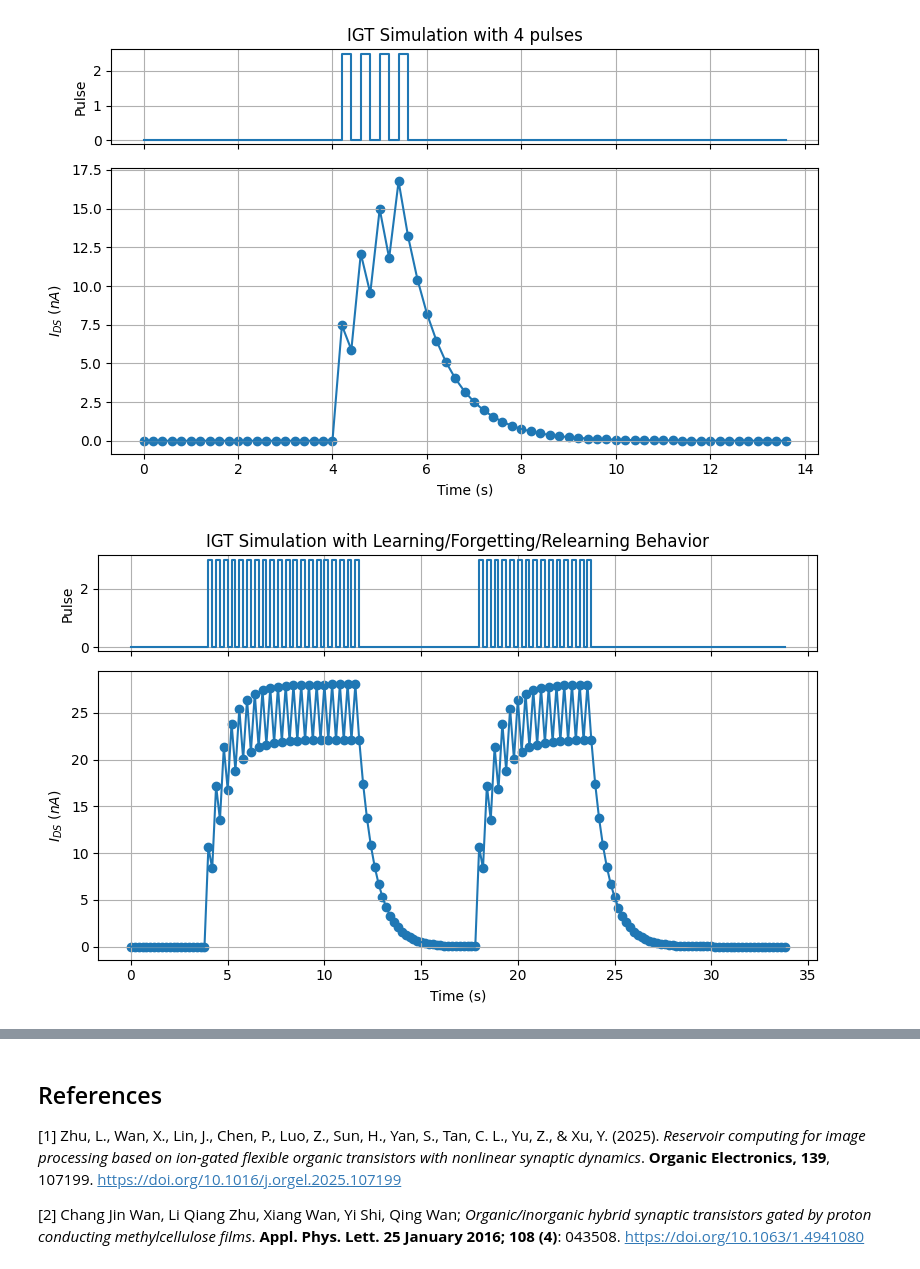
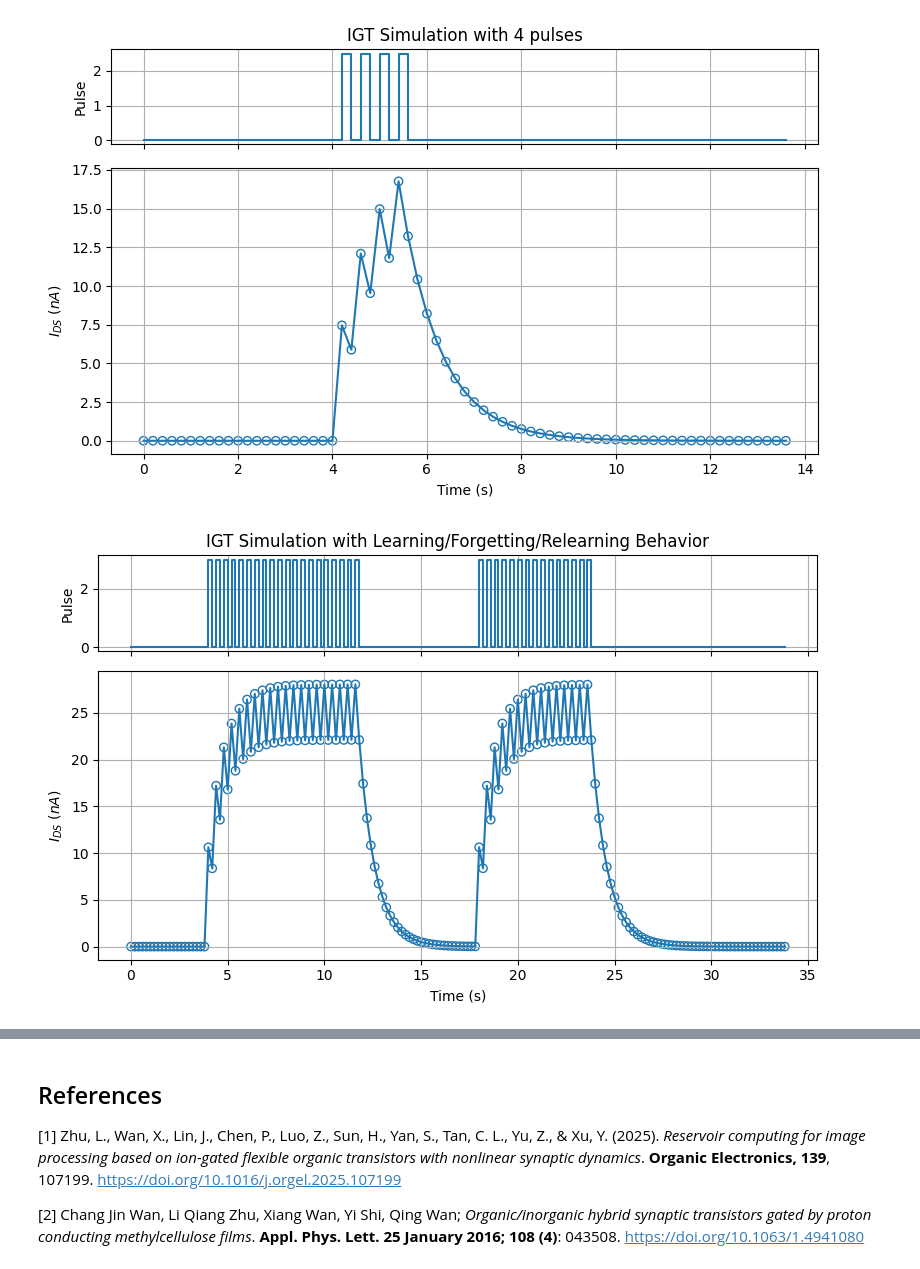
Before and after one commit to FipaLipe/IRIS, a Jupyter notebook: IGT_Simulation.ipynb, the cells around one changed output, grey strips where cells are left out. Cells and saved outputs as stored; diff of their text form; code cells hidden in the pictures.

```diff
--- a/IGT_Simulation.ipynb
+++ b/IGT_Simulation.ipynb
@@ -5,6 +5,11 @@ import numpy as np
 import matplotlib.pyplot as plt
 # %%
 TIME_RESOLUTION = 0.01
+
+
+THRESHOLD_VOLTAGE = 0
+SCALE_VOLTAGE = 11
+CURVATURE = 2
 # %%
 def create_pulse_train(basic_voltage, pulse_voltage, pulse_duration, interval_duration, pulse_quantity):
     train_length = (pulse_duration + interval_duration) * pulse_quantity
@@ -36,12 +42,8 @@ plt.show()
 # %%
-def evolve_IGT(k, v, In_1, beta, tau, tau_dl):
+def evolve_IGT(k, v, In_1, beta, tau, threshold_voltage=THRESHOLD_VOLTAGE, scale_voltage=SCALE_VOLTAGE, curvature=CURVATURE):
+    current_in_infinity = (k * (1 - np.exp(-((v - threshold_voltage) / scale_voltage) ** curvature)))
 
-    threshold_voltage = 0
-    scale_voltage = 11
-    curvature=2
-    current_in_infinity = k*(1-np.exp(-((abs(v)-threshold_voltage)/scale_voltage)**curvature))
-
-    return current_in_infinity+(In_1 - current_in_infinity)*np.exp(-(TIME_RESOLUTION/tau)**beta)
+    return current_in_infinity + (In_1 - current_in_infinity) * np.exp(-(TIME_RESOLUTION / tau) ** beta)
 
 def plot_out_current(pulse_train, out_current, title):
     time = np.arange(len(out_current)) * TIME_RESOLUTION
@@ -61,7 +63,7 @@ def plot_out_current(pulse_train, out_current, title):
 
     # Out Current
     ax2.plot(time, out_current)
-    ax2.scatter(time, out_current)
+    ax2.scatter(time, out_current, facecolors="none", edgecolors="tab:blue")
     ax2.set_xlabel("Time (s)")
     ax2.set_ylabel(r"$I_{DS}\ (nA)$")
     ax2.grid(True)
@@ -69,16 +71,17 @@ def plot_out_current(pulse_train, out_current, title):
     plt.tight_layout()
     plt.show()
 
-def generate_out_current(pulse_train, k, beta, tau, tau_dl, I0, plot=False, title=""):
+def generate_out_current(pulse_train, k, beta, tau, plot=False, title=""):
 
     out_current = np.zeros_like(pulse_train)
 
     for i in range(1, len(out_current)):
-        out_current[i] = evolve_IGT(k, pulse_train[i], out_current[i-1], beta, tau, tau_dl)
+        out_current[i] = evolve_IGT(k, pulse_train[i], out_current[i-1], beta, tau)
 
     if plot:
         plot_out_current(pulse_train, out_current, title)
 
+
     return out_current
 # %%
 BETA = 0.76
@@ -135,19 +138,19 @@ out_current = generate_out_current(pulse_train, K, BETA, TAU, TAU_DL, 0, True, "
 # %%
 TIME_RESOLUTION = 0.2
 
 pulse_train = np.concatenate((
     np.zeros(20),
     create_pulse_train(0, 3, 1, 1, 20),
     np.zeros(30),
     create_pulse_train(0, 3, 1, 1, 15),
     np.zeros(50)
 ))
 
 # pulse_train = np.repeat(pulse_train, 1000)
 
-out_current = generate_out_current(pulse_train, K, BETA, TAU, TAU_DL, 0, True, "IGT Simulation with Learning/Forgetting/Relearning Behavior")
+out_current = generate_out_current(pulse_train, K, BETA, TAU, True, "IGT Simulation with Learning/Forgetting/Relearning Behavior")
 # %% [output]
-[figure, old version]
+[figure, new version]
 # %%
 TIME_RESOLUTION = 0.2
 
```
Also changed, not shown: parts of 7 cells of this notebook.
